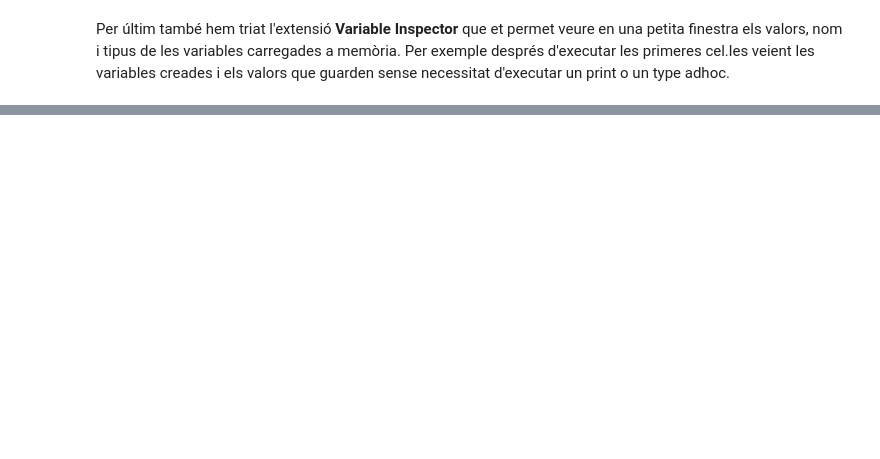
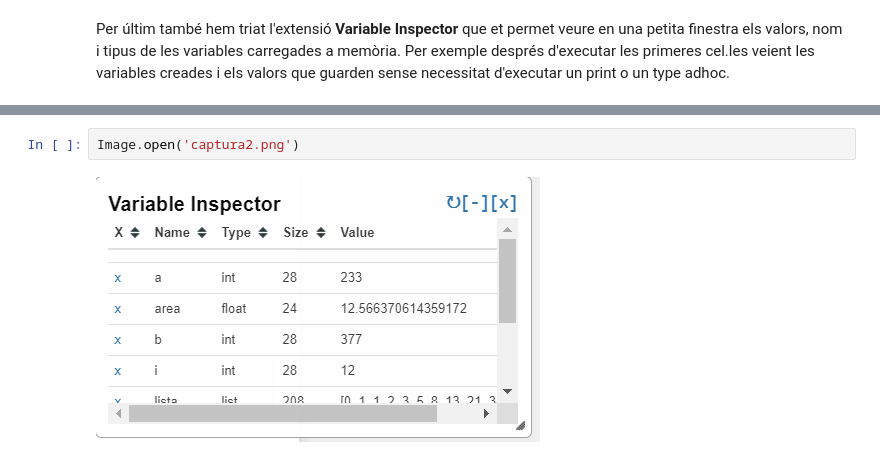
Before and after one commit to fgilma/Jupyter_Markdown, a Jupyter notebook: Tasca1.ipynb, the cells around one changed output, grey strips where cells are left out. Cells and saved outputs as stored; diff of their text form; blank space fills up the shorter version.

```diff
--- a/Tasca1.ipynb
+++ b/Tasca1.ipynb
@@ -137,0 +139,4 @@ Per últim també hem triat l'extensió **Variable Inspector** que et permet veu
+# %%
+Image.open('captura2.png')
+# %% [output]
+[figure, added]
```
Also changed, not shown: parts of 3 cells of this notebook, 1 other file.
